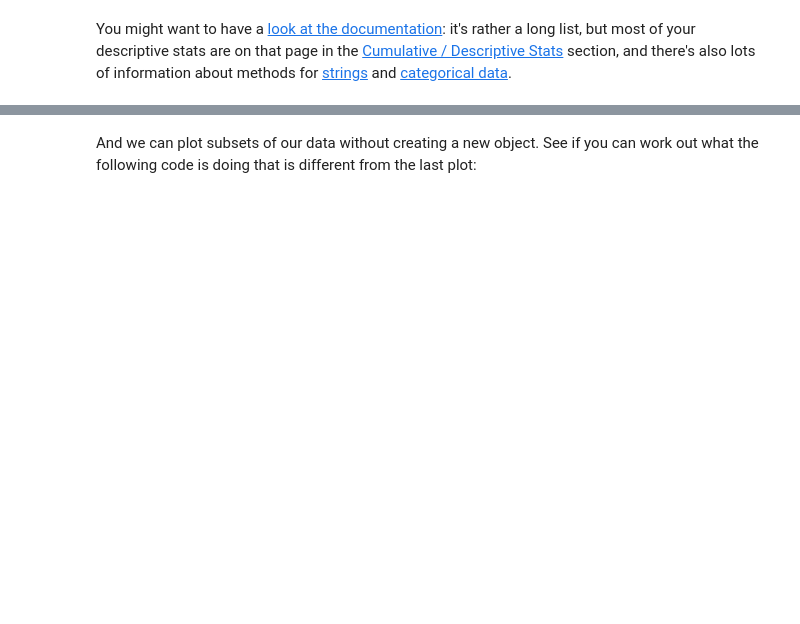
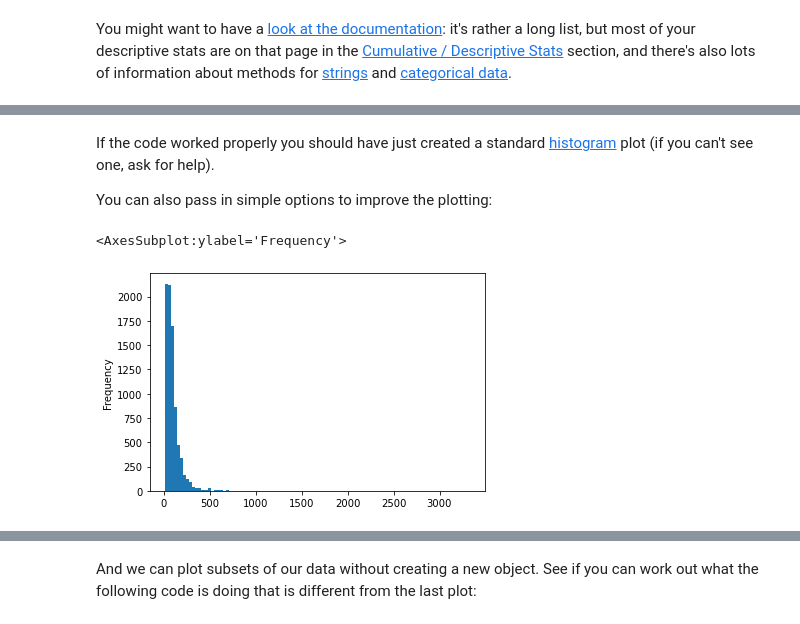
Before and after one commit to xfang422/i2p-1, a Jupyter notebook: practicals/Practical-05-Numeric_Data.ipynb, the cells around one changed output, grey strips where cells are left out. Cells and saved outputs as stored; diff of their text form; code cells hidden in the pictures; blank space fills up the shorter version.

```diff
--- a/practicals/Practical-05-Numeric_Data.ipynb
+++ b/practicals/Practical-05-Numeric_Data.ipynb
@@ -726,0 +777,9 @@ my_df.plot.scatter(x='Longitude', y='Latitude', s=(my_df.Population/50000))
+# %% [markdown]
+If the code worked properly you should have just created a standard [histogram](http://pandas.pydata.org/pandas-docs/stable/generated/pandas.Series.plot.hist.html#pandas.Series.plot.hist) plot (if you can't see one, ask for help).
+
+You can also pass in simple options to improve the plotting:
+# %%
+df.price.plot.hist(bins=??) # histogram
+# %% [output]
+<AxesSubplot:ylabel='Frequency'>
+[figure, added]
```
Also changed, not shown: parts of 330 cells of this notebook.
